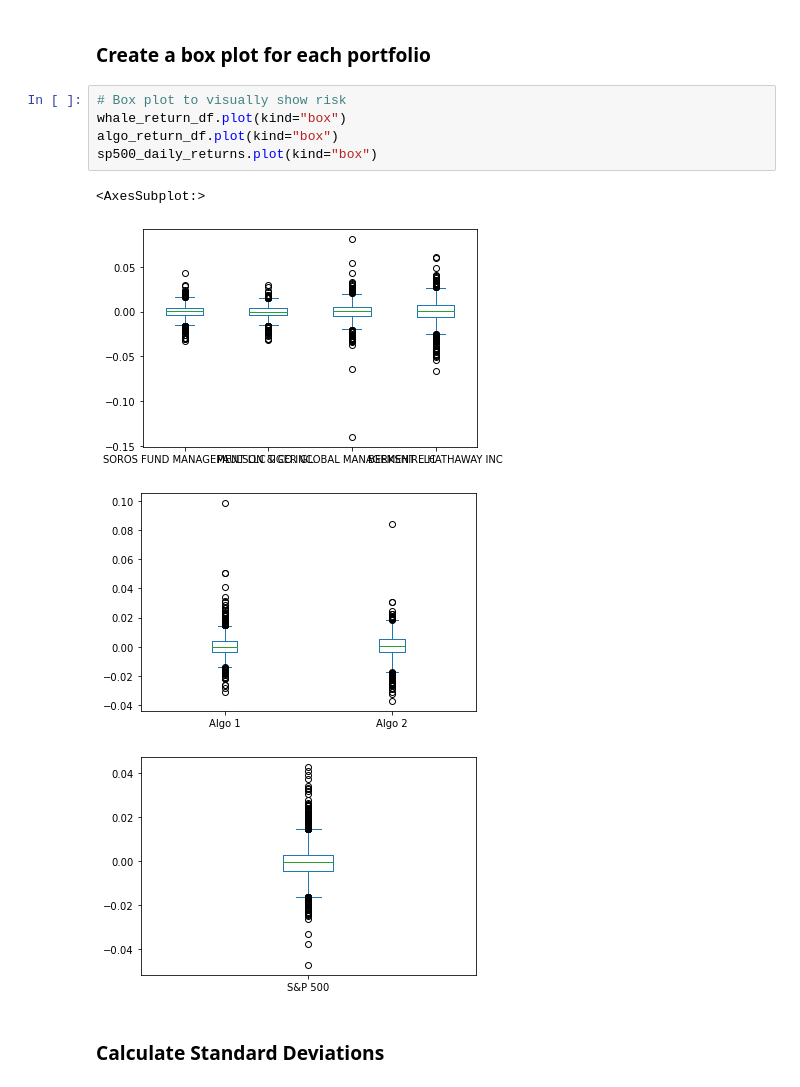
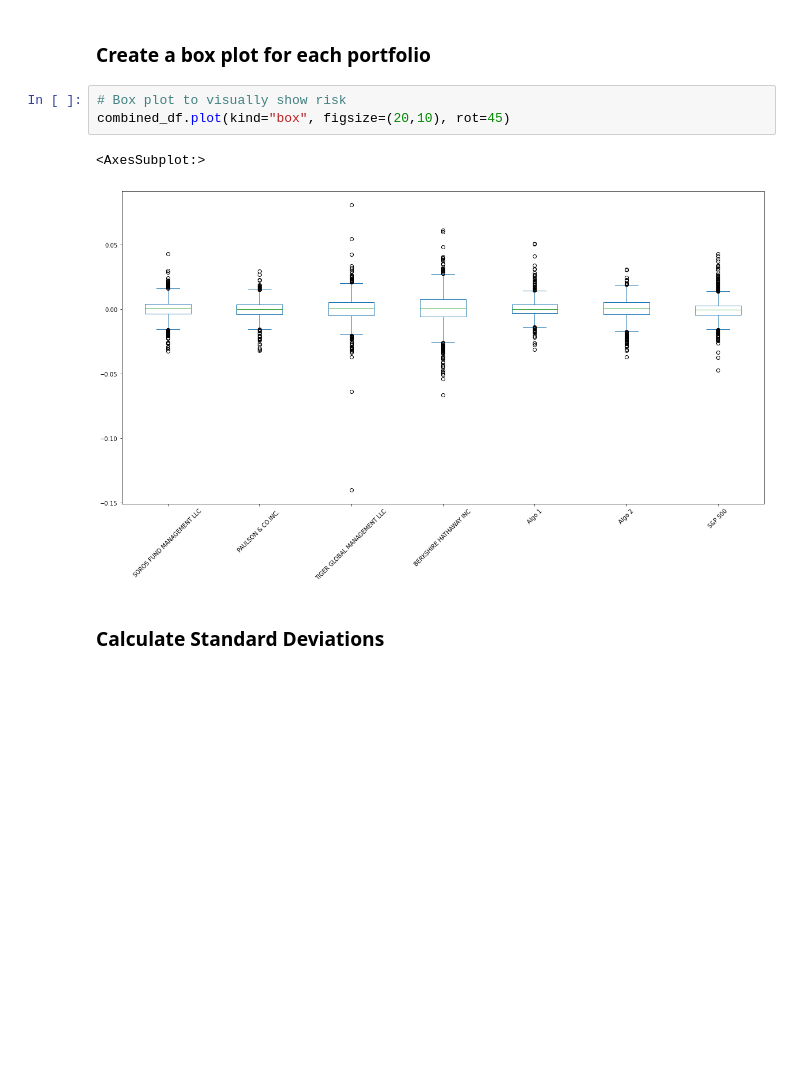
Before and after one commit to jgb161/Pandas-Financial-Analysis, a Jupyter notebook: whale_analysis.ipynb, the cells around one changed output. Drawn from its saved outputs; the diff is of its cells as text; blank space fills up the shorter version.

```diff
--- a/whale_analysis.ipynb
+++ b/whale_analysis.ipynb
@@ -226,14 +216,10 @@ Determine the _risk_ of each portfolio:
 ### Create a box plot for each portfolio
 # %%
 # Box plot to visually show risk
-whale_return_df.plot(kind="box")
-algo_return_df.plot(kind="box")
-sp500_daily_returns.plot(kind="box")
+combined_df.plot(kind="box", figsize=(20,10), rot=45)
 # %% [output]
 <AxesSubplot:>
-[figure, old version]
+[figure, new version]
-[figure, removed]
-[figure, removed]
 # %% [markdown]
 ### Calculate Standard Deviations
 # %%
```
Also changed, not shown: parts of 12 cells of this notebook.
